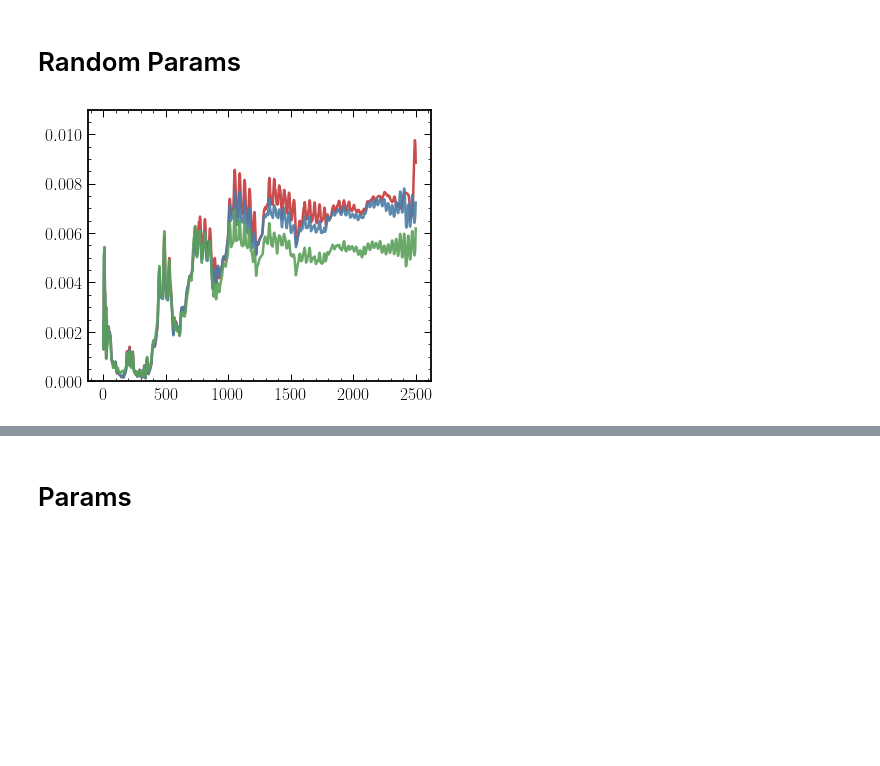
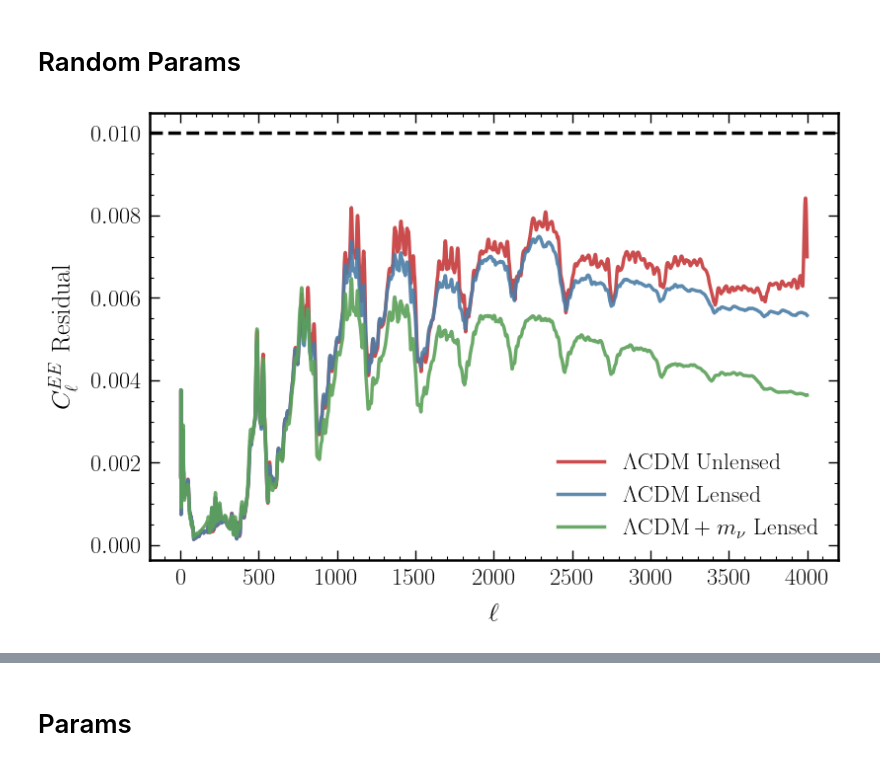
Before and after one commit to cgiovanetti/ABCMB-k, a Jupyter notebook: Module_Tests/paper_plots.ipynb, the cells around one changed output, grey strips where cells are left out. Saved outputs shown, nothing was run; the diff lists cells and outputs as text; code cells hidden in the pictures; blank space fills up the shorter version.

```diff
--- a/Module_Tests/paper_plots.ipynb
+++ b/Module_Tests/paper_plots.ipynb
@@ -146,8 +140,8 @@ params = {'_internal.classic_mode': False,
           'figure.constrained_layout.w_pad': 0.04167,
           'figure.constrained_layout.wspace': 0.02,
           'figure.dpi': 72.0,
-          'figure.edgecolor': (1, 1, 1, 0),
-          'figure.facecolor': (1, 1, 1, 0),
+          'figure.edgecolor': (1, 1, 1),
+          'figure.facecolor': (1, 1, 1),
           'figure.figsize': [6.153846153846153, 5.0],
           'figure.frameon': True,
           'figure.max_open_warning': 20,
@@ -365,7 +365,7 @@ import matplotlib.pyplot as plt
 # %% [markdown]
 # Random Params
 # %%
-path = "/home/zz1994/packages/ABCMB/comparison_scripts/out/5sigma"
+path = "/home/zz1994/packages/ABCMB/comparison_scripts/out/1e-3"
 l = np.loadtxt(path+"/unlensed/l.txt")
 k = np.loadtxt(path+"/unlensed/k.txt")
 
@@ -383,13 +383,16 @@ tt_mnu = np.loadtxt(path+"/mnu/tt.txt")
 ee_mnu = np.loadtxt(path+"/mnu/ee.txt")
 Pk_mnu = np.loadtxt(path+"/mnu/Pk.txt")
 # %%
-plt.plot(l, ee_unlensed)
-plt.plot(l, ee_lensed)
-plt.plot(l, ee_mnu)
-plt.ylim((0., 0.011))
-plt.xlabel(r"$\ell$")
-plt.ylabel(r"$C_{\ell}$")
+fig, ax = plt.subplots(1, 1, figsize=(9, 6), dpi=100)
+ax.plot(l, ee_unlensed, label=r"$\Lambda{\rm CDM}$ Unlensed")
+ax.plot(l, ee_lensed, label=r"$\Lambda{\rm CDM}$ Lensed")
+ax.plot(l, ee_mnu, label=r"$\Lambda{\rm CDM}+m_\nu$ Lensed")
+ax.set_xlabel(r"$\ell$")
+ax.set_ylabel(r"$C_{\ell}^{EE}$ Residual")
+ax.axhline(0.01, ls="--", color="black")
+ax.legend()
+plt.savefig("EE_residual.pdf")
 plt.show()
 # %% [output]
-[figure, old version]
+[figure, new version]
 # %%
```
Also changed, not shown: parts of 26 cells of this notebook, 1 other file.
